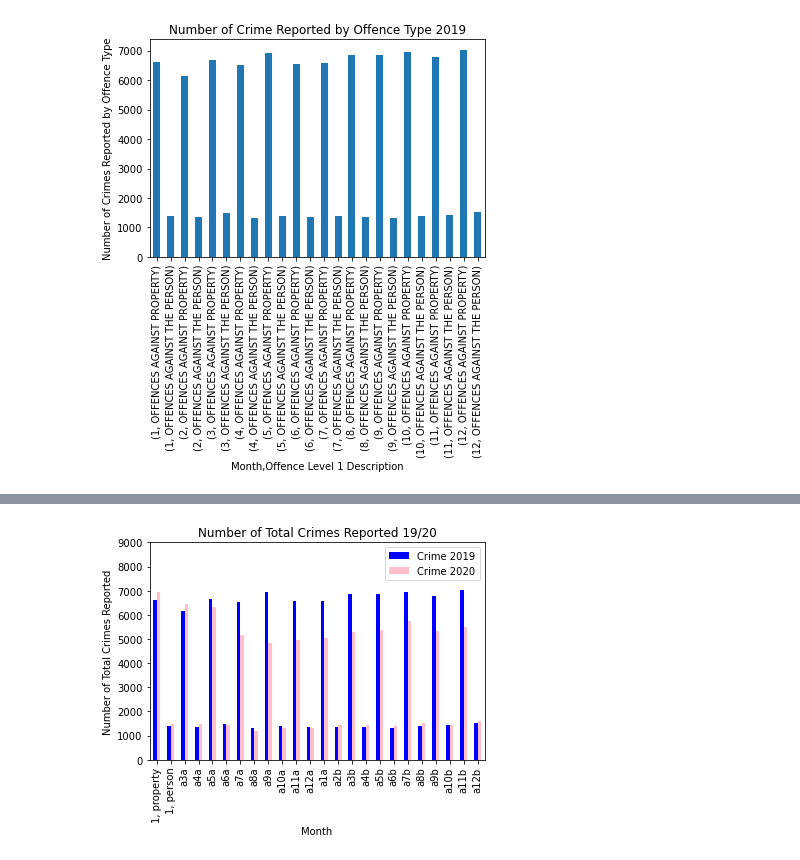
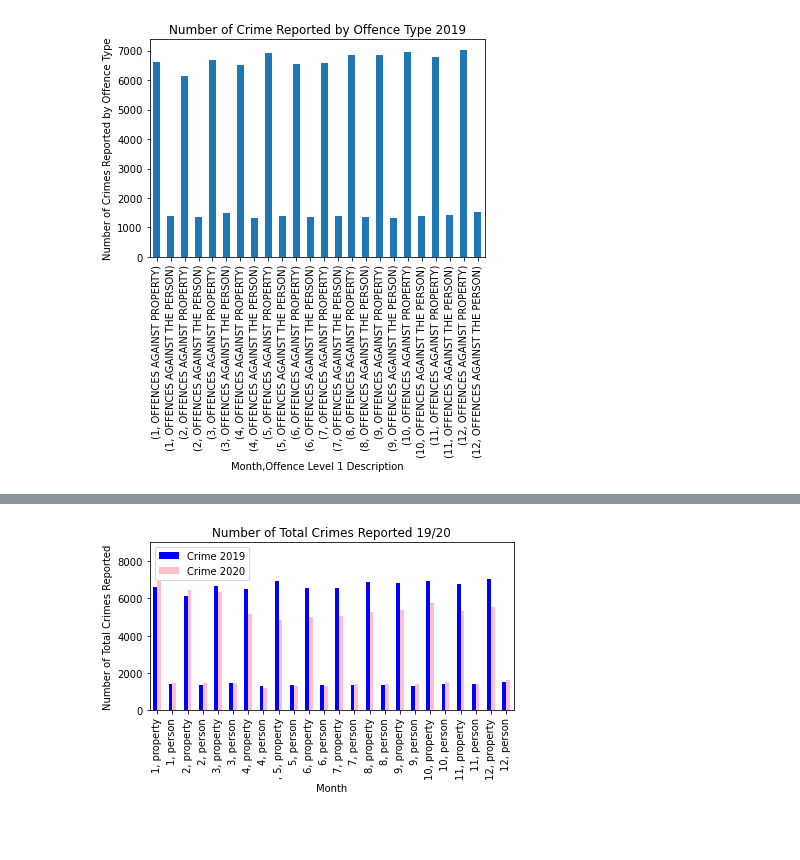
Before and after one commit to annabroomhall/project-one-draft, a Jupyter notebook: data/draft_project_one.ipynb, the cells around one changed output, grey strips where cells are left out. Saved outputs shown, nothing was run; the diff lists cells and outputs as text; code cells hidden in the pictures; blank space fills up the shorter version.

```diff
--- a/data/draft_project_one.ipynb
+++ b/data/draft_project_one.ipynb
@@ -242,22 +162,22 @@ Name: Offence Level 1 Description, dtype: int64
 # %%
 combined_crime_category = pd.DataFrame ({
     "Crime 2019" : crime_2019_category,
     "Crime 2020" : crime_2020_category
 })
 
 combined_crime_category.plot(kind="bar", color=["blue", "pink"])
 plt.title("Number of Total Crimes Reported 19/20")
-# ax.set_xticks(["Against Property", "Against Person"])
 plt.xlabel("Month")
-# plt.xticks(["1", "2", "1", "2", "1", "2", "1", "2", "1", "2", "1", "2", "1", "2", "1", "2", "1", "2", "1", "2", "1", "2", "1", "2"], rotation=90)
 
 tickvalues = range(0,24)
-
-plt.xticks(ticks=tickvalues, labels=["1, property", "1, person", "a3a", "a4a", "a5a", "a6a", "a7a", "a8a", "a9a", "a10a", "a11a", "a12a",
-            "a1a", "a2b", "a3b", "a4b", "a5b", "a6b", "a7b", "a8b", "a9b", "a10b", "a11b", "a12b"], rotation=90)
+plt.xticks(ticks=tickvalues, labels=["1, property", "1, person", "2, property", "2, person", "3, property", "3, person",
+                                     "4, property", "4, person", ", 5, property", "5, person", "6, property", "6, person",
+                                    "7, property", "7, person", "8, property", "8, person", "9, property", "9, person",
+                                     "10, property", "10, person", "11, property", "11, person", "12, property", "12, person"], rotation=90)
 
 plt.ylabel("Number of Total Crimes Reported")
 plt.ylim(0, 9000)
+plt.tight_layout()
 plt.show()
 # %% [output]
-[figure, old version]
+[figure, new version]
```
Also changed, not shown: parts of 14 cells of this notebook.
